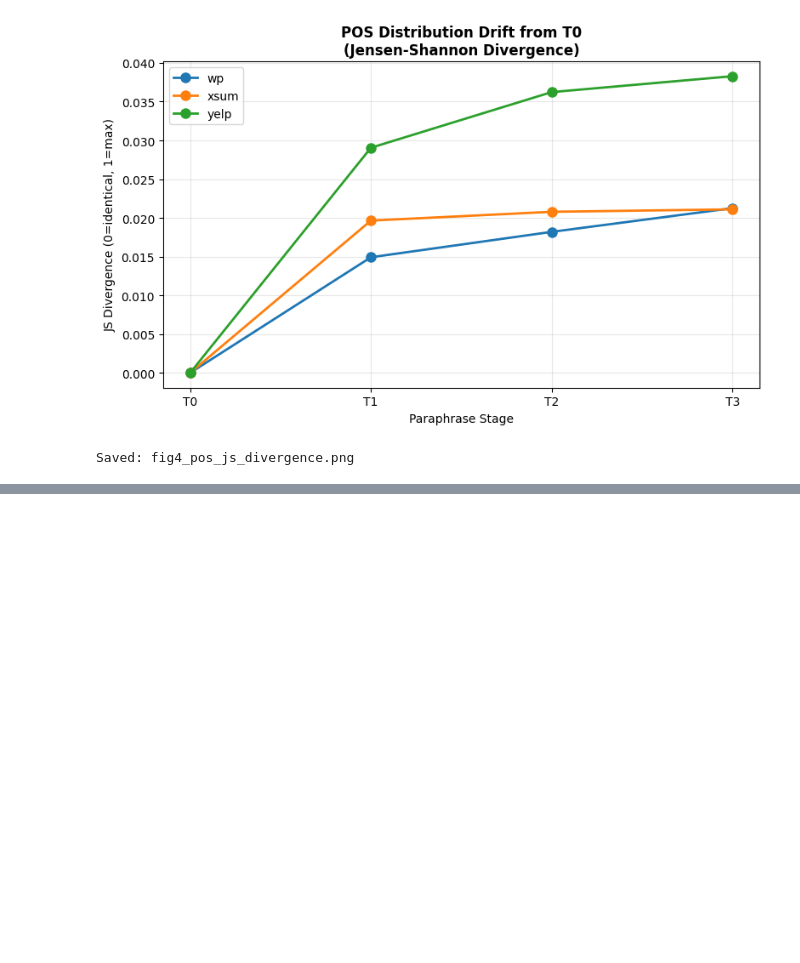
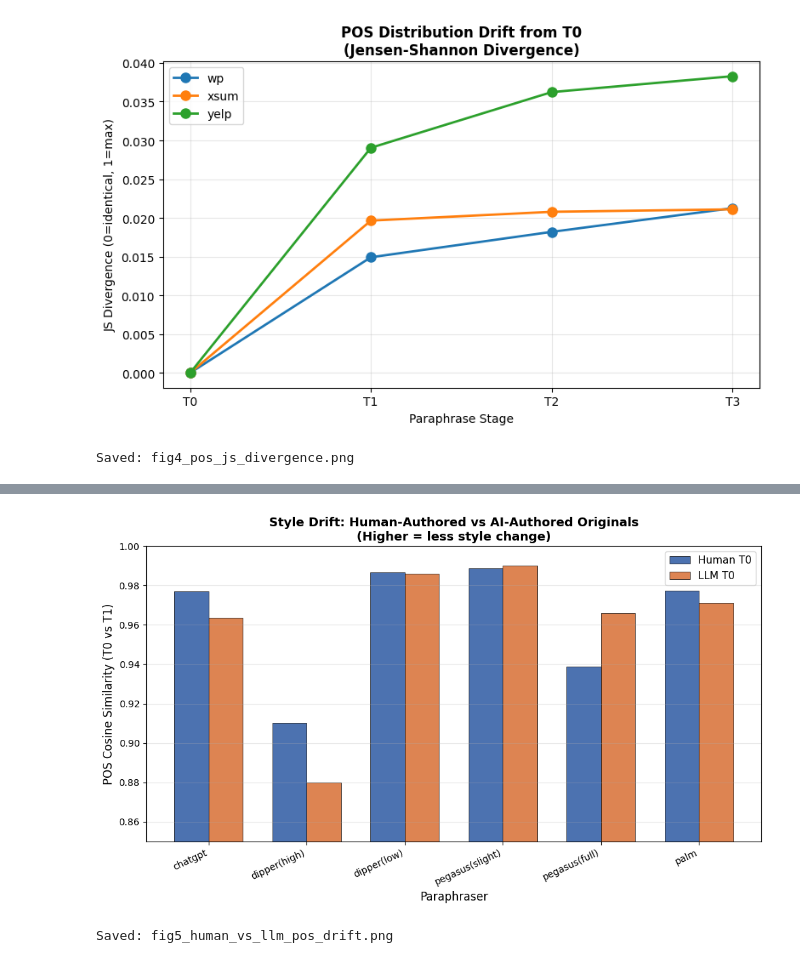
Before and after one commit to Spectato54/ShipOfTheseus-NLP-Project, a Jupyter notebook: notebooks/03_stylometry_analysis_executed.ipynb, the cells around one changed output, grey strips where cells are left out. Saved outputs shown, nothing was run; the diff lists cells and outputs as text; code cells hidden in the pictures; blank space fills up the shorter version.

```diff
--- a/notebooks/03_stylometry_analysis_executed.ipynb
+++ b/notebooks/03_stylometry_analysis_executed.ipynb
@@ -317,0 +445,37 @@ Saved: fig4_pos_js_divergence.png
+# %%
+# Figure 5: Grouped bar chart — Human vs LLM POS cosine by paraphraser
+fig, ax = plt.subplots(figsize=(10, 6))
+
+# Select key paraphrasers for clarity
+key_paras = ['chatgpt', 'dipper(high)', 'dipper(low)', 'pegasus(slight)', 'pegasus(full)', 'palm']
+groups = ['Human', 'LLM']
+bar_colors = {'Human': '#4C72B0', 'LLM': '#DD8452'}
+x = np.arange(len(key_paras))
+width = 0.35
+
+for i, group in enumerate(groups):
+    means = []
+    for para in key_paras:
+        sub = all_chains[(all_chains['paraphraser'] == para) & (all_chains['source_group'] == group)]
+        means.append(sub['pos_cos_T1'].mean() if len(sub) > 0 else 0)
+    offset = (i - 0.5) * width
+    bars = ax.bar(x + offset, means, width, label=f'{group} T0', color=bar_colors[group],
+                  edgecolor='black', linewidth=0.5)
+
+ax.set_xlabel('Paraphraser', fontsize=12)
+ax.set_ylabel('POS Cosine Similarity (T0 vs T1)', fontsize=12)
+ax.set_title('Style Drift: Human-Authored vs AI-Authored Originals\n(Higher = less style change)',
+             fontsize=13, fontweight='bold')
+ax.set_xticks(x)
+ax.set_xticklabels(key_paras, rotation=25, ha='right')
+ax.set_ylim(0.85, 1.0)
+ax.legend(fontsize=11)
+ax.grid(axis='y', alpha=0.3)
+
+plt.tight_layout()
+plt.savefig(FIGURES / "fig5_human_vs_llm_pos_drift.png", dpi=150, bbox_inches='tight')
+plt.show()
+print("Saved: fig5_human_vs_llm_pos_drift.png")
+# %% [output]
+[figure, added]
+Saved: fig5_human_vs_llm_pos_drift.png
```
Also changed, not shown: parts of 3 cells of this notebook, 21 other files.
